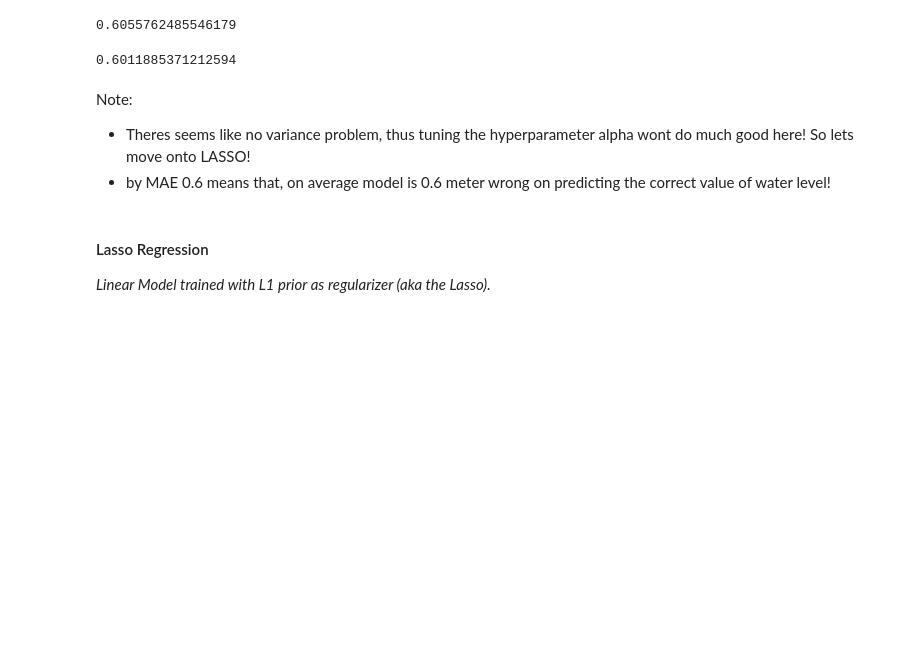
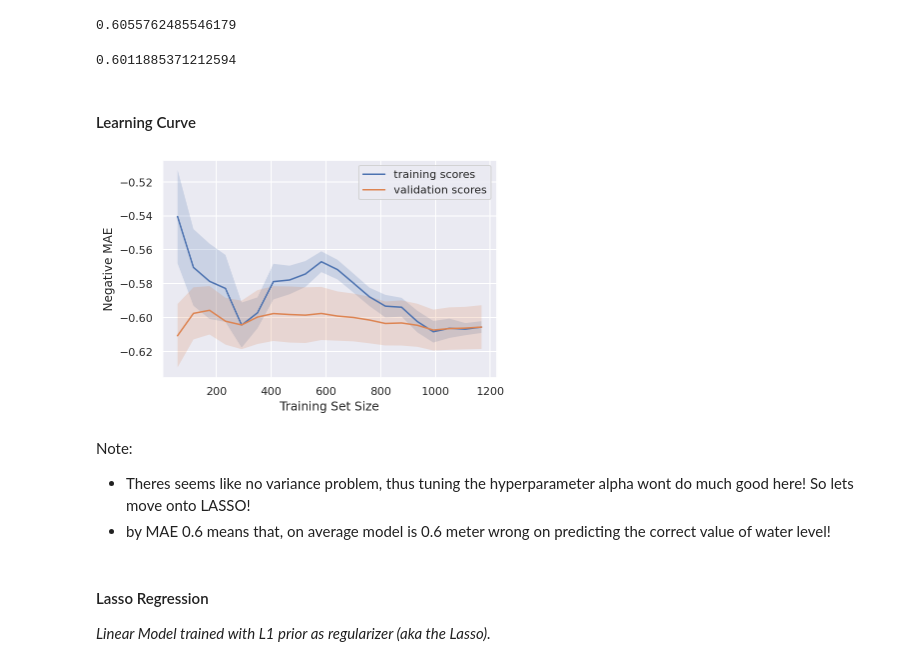
Before and after one commit to Salekeen/Flood-Detection, a Jupyter notebook: 4. Regularized Linear Models(Ridge and Lasso)).ipynb, the cells around one changed output. Cells and saved outputs as stored; diff of their text form; code cells hidden in the pictures; blank space fills up the shorter version.

Commit message:
updated all learning curves

```diff
--- a/4. Regularized Linear Models(Ridge and Lasso)).ipynb
+++ b/4. Regularized Linear Models(Ridge and Lasso)).ipynb
@@ -115,6 +115,38 @@ ridge_pred = ridge_regression.predict(X_test_transformed)
 mean_absolute_error(y_test_transformed,ridge_pred)
 # %% [output]
 0.6011885371212594
+# %% [markdown]
+#### Learning Curve
+# %%
+# Helper function
+alphas = np.logspace(-2, 0, 20)
+def plot_with_err(x, data, **kwargs):
+    mu, std = data.mean(1), data.std(1)
+    lines = plt.plot(x, mu, "-", **kwargs)
+    plt.fill_between(
+        x,
+        mu - std,
+        mu + std,
+        edgecolor="none",
+        facecolor=lines[0].get_color(),
+        alpha=0.2,
+    )
+# %%
+def plot_learning_curve():
+    train_sizes = np.linspace(0.05,1,20)
+    N_train, val_train, val_test = learning_curve(
+        ridge_regression,X_train_transformed,y_train_transformed, train_sizes=train_sizes,cv=kflod,scoring='neg_mean_absolute_error'
+    )
+    plot_with_err(N_train, val_train, label="training scores")
+    plot_with_err(N_train, val_test, label="validation scores")
+    plt.xlabel("Training Set Size")
+    plt.ylabel("Negative MAE")
+    plt.legend()
+    plt.grid(True);
+# %%
+plot_learning_curve()
+# %% [output]
+[figure, added]
 # %% [markdown]
 Note:
 - Theres seems like no variance problem, thus tuning the hyperparameter alpha wont do much good here! So lets move onto LASSO!
```
Also changed, not shown: parts of 4 cells of this notebook, 3 other files.
